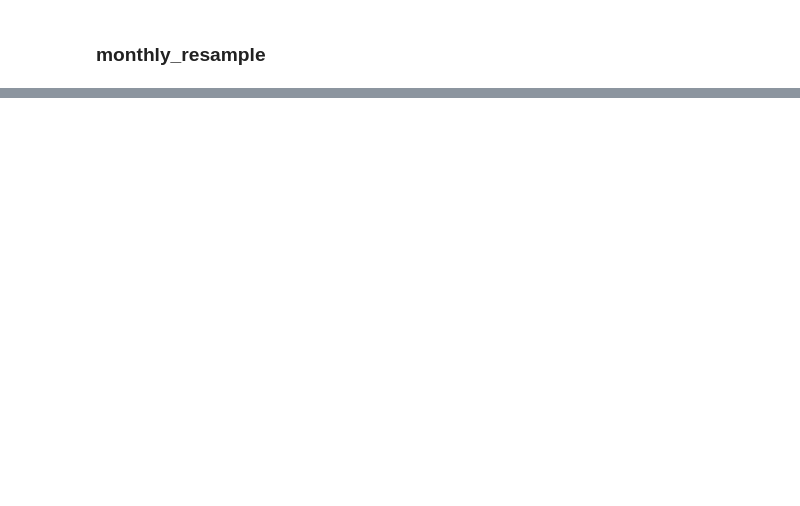
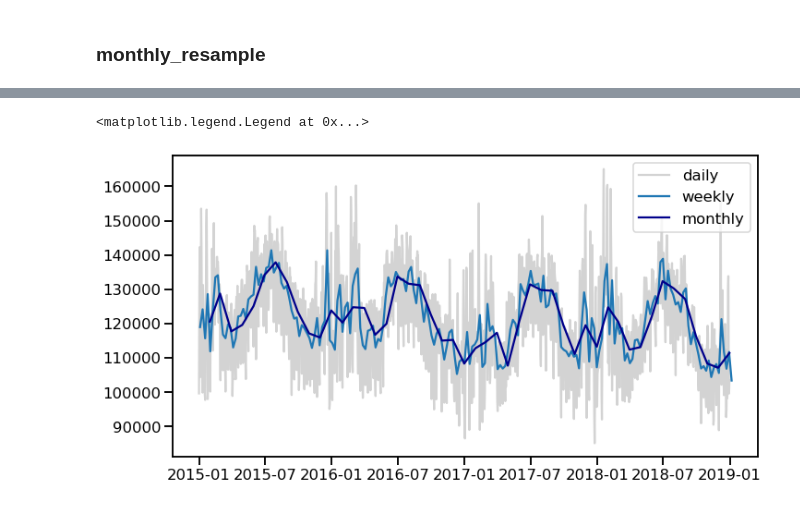
Before and after one commit to 21ckwj/Data-Analysis, a Jupyter notebook: clone coding/demand_forecast_이제현님.ipynb, the cells around one changed output, grey strips where cells are left out. Saved outputs shown, nothing was run; the diff lists cells and outputs as text; code cells hidden in the pictures; blank space fills up the shorter version.

```diff
--- a/clone coding/demand_forecast_이제현님.ipynb
+++ b/clone coding/demand_forecast_이제현님.ipynb
@@ -175,2 +201,5 @@ axs[0].set_xlim(datetime.datetime(2015,1,1), datetime.datetime(2020,10,16))
 # %% [markdown]
 ### monthly_resample
+# %%
+df_train_m = df_train.resample('M').mean()
+df_train_m.head()
@@ -176,0 +214,9 @@ axs[0].set_xlim(datetime.datetime(2015,1,1), datetime.datetime(2020,10,16))
+# %%
+fig, ax = plt.subplots(figsize=(10,5),constrained_layout=True)
+ax.plot(df_train.index, df_train['demand'], label='daily',color='lightgray')
+ax.plot(df_train_w.index, df_train_w['demand'],label='weekly')
+ax.plot(df_train_m.index, df_train_m['demand'],label='monthly',color='darkblue')
+ax.legend(loc='upper right')
+# %% [output]
+<matplotlib.legend.Legend at 0x...>
+[figure, added]
```
Also changed, not shown: parts of 8 cells of this notebook.
